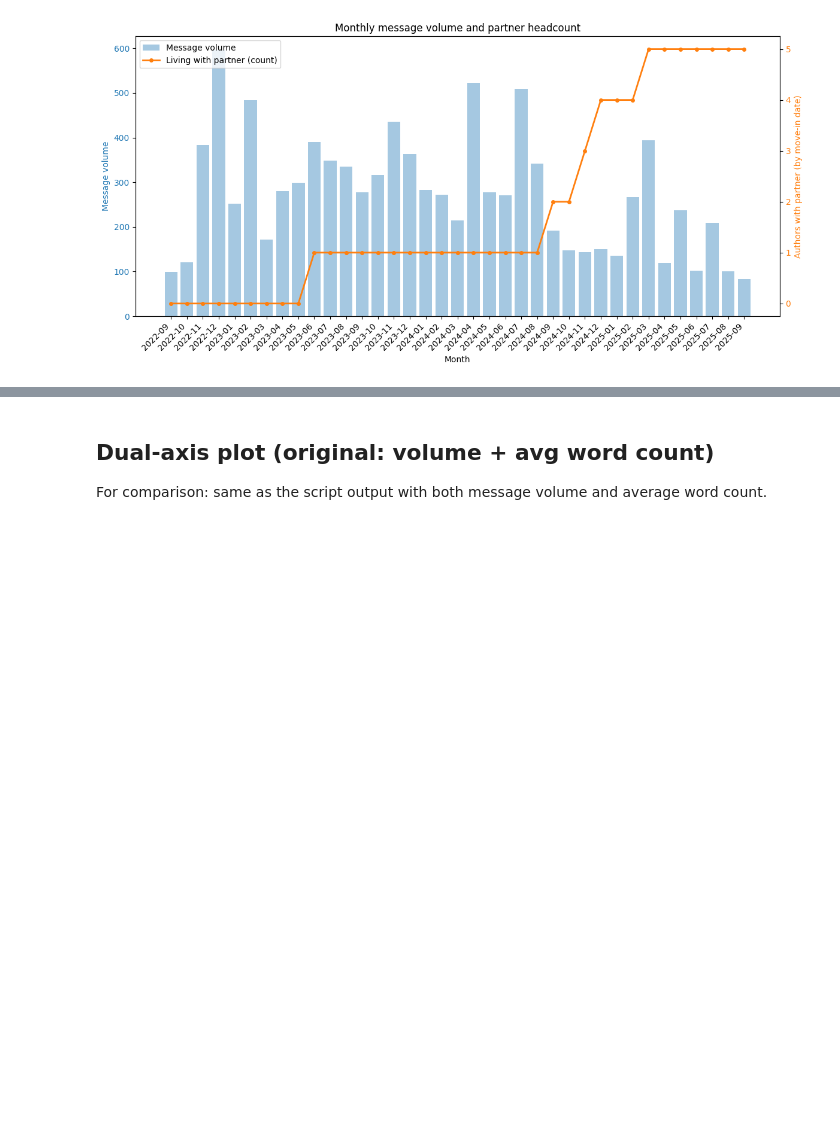
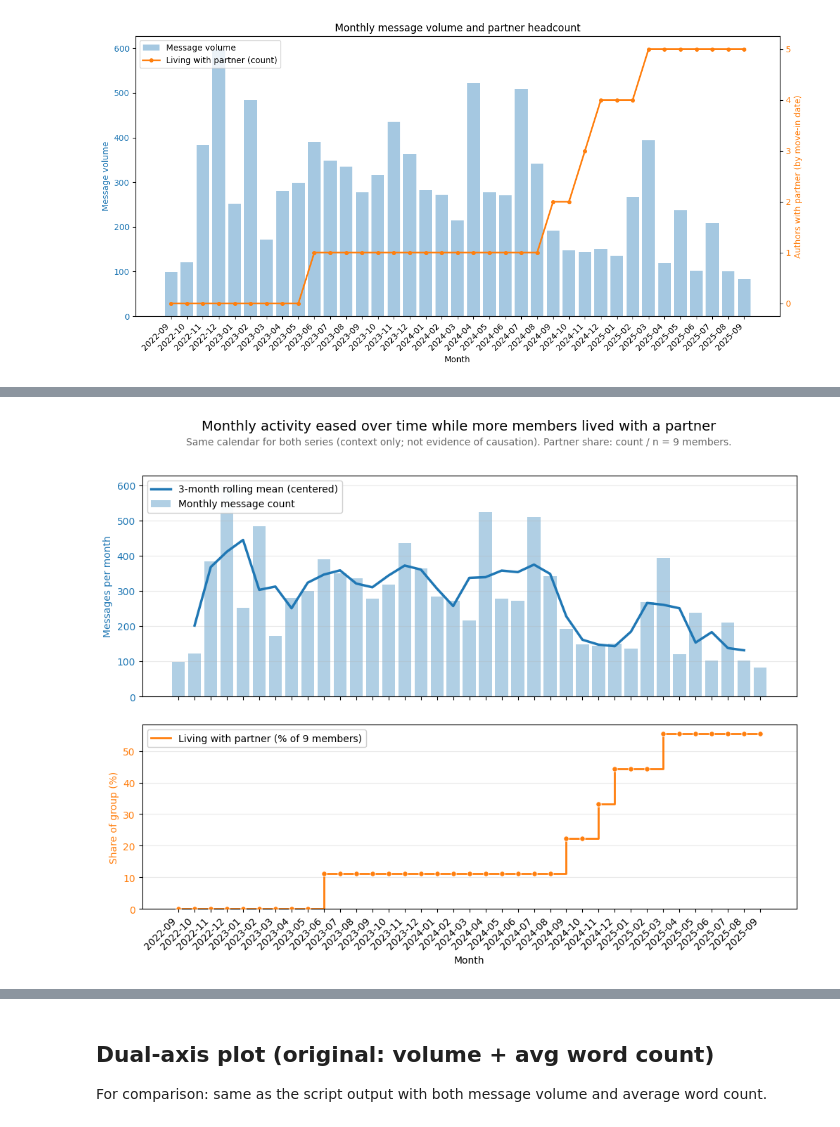
Before and after one commit to bashoogeventerink-max/DAV, a Jupyter notebook: notebooks/06-time-series-test.ipynb, the cells around one changed output, grey strips where cells are left out. Drawn from its saved outputs; the diff is of its cells as text; code cells hidden in the pictures; blank space fills up the shorter version.

```diff
--- a/notebooks/06-time-series-test.ipynb
+++ b/notebooks/06-time-series-test.ipynb
@@ -293,0 +334,83 @@ plt.show()
+# %%
+# Two stacked panels (shared month axis): volume + 3-month rolling mean, and partner share (step).
+# Expects `summary_table` from the cell that builds `volume_per_month` / `count_living_with_partner`.
+
+N_UNIQUE_MEMBERS = 9
+plot_df = summary_table.sort_index().copy()
+plot_df["volume_roll3"] = plot_df["message_volume"].rolling(window=3, center=True).mean()
+partner_pct = 100 * plot_df["count_living_with_partner"] / N_UNIQUE_MEMBERS
+xpos = list(range(len(plot_df)))
+step = max(1, len(xpos) // 24)
+
+color_vol, color_cnt = "tab:blue", "tab:orange"
+fig, (ax_top, ax_bot) = plt.subplots(
+    2,
+    1,
+    figsize=(12, 8),
+    sharex=True,
+    gridspec_kw={"height_ratios": [1.2, 1], "hspace": 0.14},
+)
+
+ax_top.bar(
+    xpos,
+    plot_df["message_volume"],
+    color=color_vol,
+    alpha=0.35,
+    label="Monthly message count",
+)
+ax_top.plot(
+    xpos,
+    plot_df["volume_roll3"],
+    color=color_vol,
+    linewidth=2.5,
+    label="3-month rolling mean (centered)",
+)
+ax_top.set_ylabel("Messages per month", color=color_vol)
+ax_top.tick_params(axis="y", labelcolor=color_vol)
+ax_top.legend(loc="upper left", framealpha=0.92)
+ax_top.grid(axis="y", alpha=0.28)
+
+ax_bot.plot(
+    xpos,
+    partner_pct,
+    color=color_cnt,
+    drawstyle="steps-post",
+    linewidth=2,
+    label=f"Living with partner (% of {N_UNIQUE_MEMBERS} members)",
+)
+ax_bot.scatter(
+    xpos,
+    partner_pct,
+    color=color_cnt,
+    s=28,
+    zorder=3,
+    edgecolors="white",
+    linewidths=0.6,
+)
+ax_bot.set_ylabel("Share of group (%)", color=color_cnt)
+ax_bot.tick_params(axis="y", labelcolor=color_cnt)
+ax_bot.set_xlabel("Month")
+ax_bot.set_xticks(xpos[::step])
+ax_bot.set_xticklabels(plot_df.index[::step], rotation=45, ha="right")
+ax_bot.legend(loc="upper left", framealpha=0.92)
+ax_bot.grid(axis="y", alpha=0.28)
+ax_bot.set_ylim(bottom=0)
+
+fig.suptitle(
+    "Monthly activity eased over time while more members lived with a partner",
+    fontsize=14,
+    y=0.98,
+)
+fig.text(
+    0.5,
+    0.935,
+    "Same calendar for both series (context only; not evidence of causation). "
+    f"Partner share: count / n = {N_UNIQUE_MEMBERS} members.",
+    ha="center",
+    fontsize=10,
+    color="0.4",
+)
+plt.subplots_adjust(top=0.88)
+plt.show()
+# %% [output]
+[figure, added]
```
Also changed, not shown: parts of 8 cells of this notebook, 2 other files.
